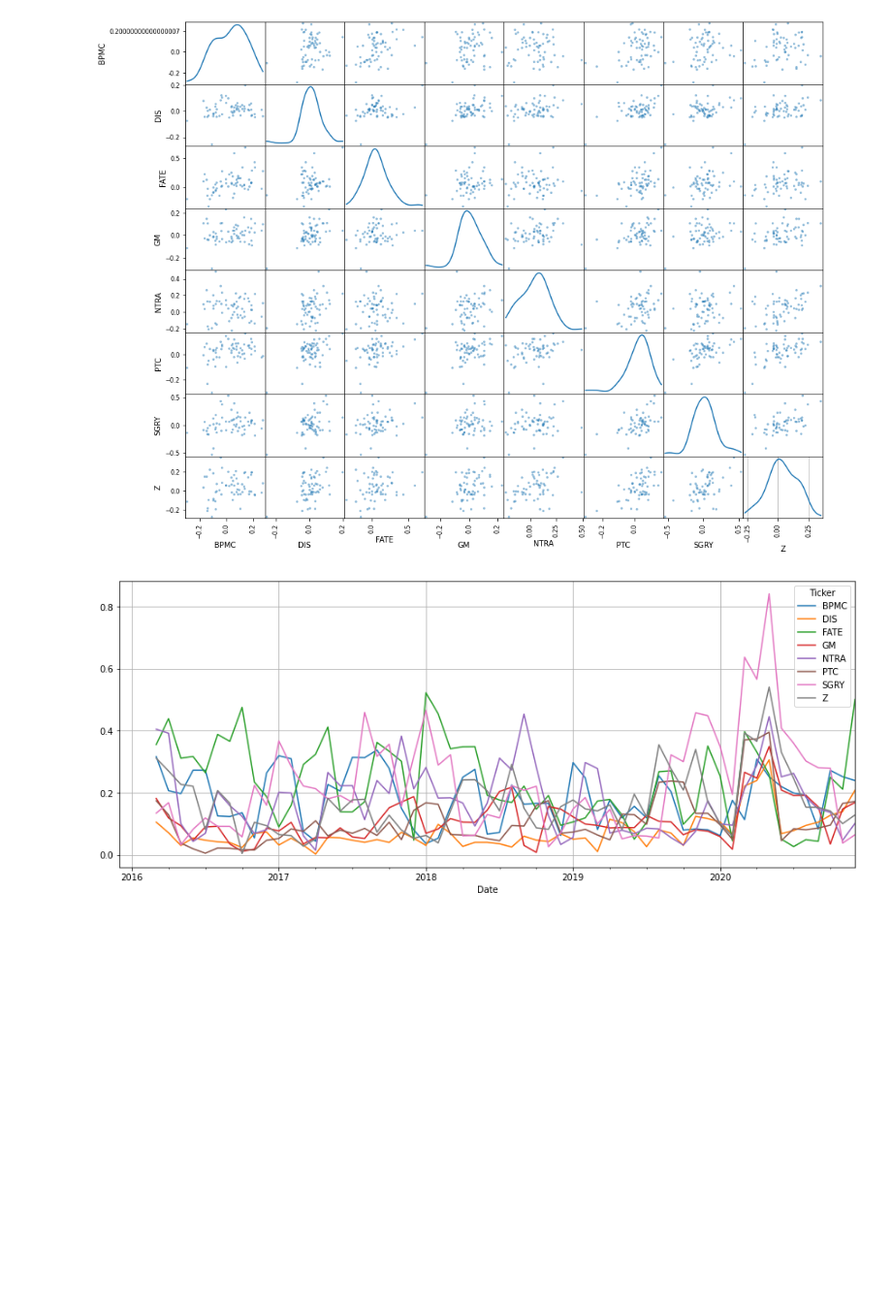
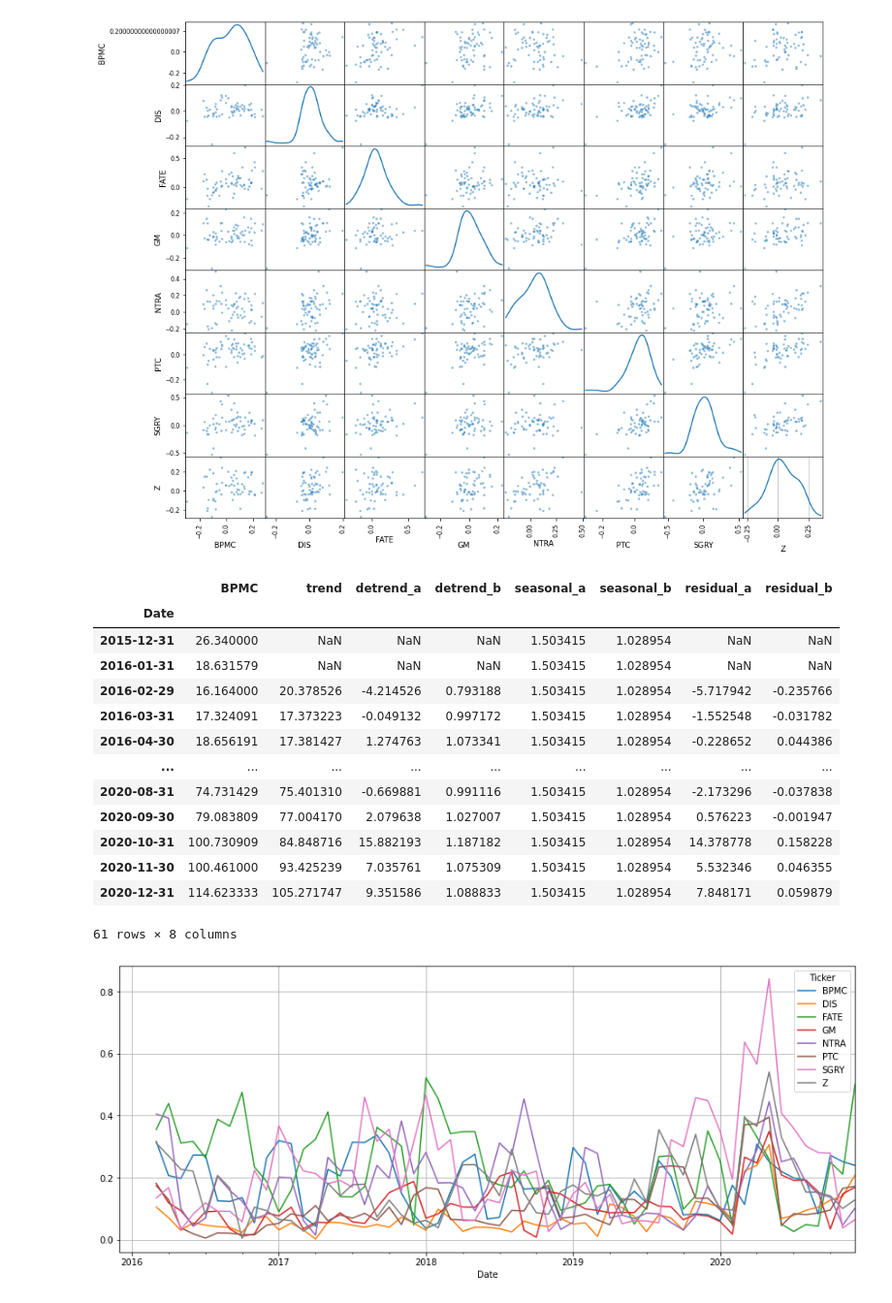
Before and after one commit to saritmaitra/Momentum_Trading, a Jupyter notebook: Monthly_Series_MomentumStrategy.ipynb, the cells around one changed output. Shown at 97% size. Saved outputs shown, nothing was run; the diff lists cells and outputs as text; code cells hidden in the pictures; blank space fills up the shorter version.

```diff
--- a/Monthly_Series_MomentumStrategy.ipynb
+++ b/Monthly_Series_MomentumStrategy.ipynb
@@ -76,6 +94,40 @@ pd.plotting.scatter_matrix(mtly_return, diagonal='kde', figsize=(15,12))
 plt.grid(True);plt.show()
 # %% [output]
 [figure]
+# %%
+bpmc = pd.DataFrame(mtly_close_px['BPMC'])
+
+# The first component to extract is the trend.
+bpmc['trend'] = bpmc.rolling(window=3, min_periods=3).mean()
+
+# Seasonality will be cyclical patterns that occur in our time series once the data has had trend removed.
+bpmc['detrend_a'] = bpmc['BPMC'] - bpmc['trend']
+bpmc['detrend_b'] = bpmc['BPMC'] / bpmc['trend']
+
+# To work out the seasonality we need to work out what the typical de-trended values are over a cycle.
+# Here I will calculate the mean value for the observations in Q1, Q2, Q3, and Q4.
+bpmc['seasonal_a'] = bpmc['detrend_a'].mean()
+bpmc['seasonal_b'] = bpmc['detrend_b'].mean()
+
+# Now that we have our two components, we can calculate the residual in both situations and see which has the better fit.
+bpmc['residual_a'] = bpmc['detrend_a'] - bpmc['seasonal_a']
+bpmc['residual_b'] = bpmc['detrend_b'] - bpmc['seasonal_b']
+bpmc
+# %% [output]
+|  | BPMC | trend | detrend_a | detrend_b | seasonal_a | seasonal_b | residual_a | residual_b |
+| Date |  |  |  |  |  |  |  |  |
+| 2015-12-31 | 26.340000 | NaN | NaN | NaN | 1.503415 | 1.028954 | NaN | NaN |
+| 2016-01-31 | 18.631579 | NaN | NaN | NaN | 1.503415 | 1.028954 | NaN | NaN |
+| 2016-02-29 | 16.164000 | 20.378526 | -4.214526 | 0.793188 | 1.503415 | 1.028954 | -5.717942 | -0.235766 |
+| 2016-03-31 | 17.324091 | 17.373223 | -0.049132 | 0.997172 | 1.503415 | 1.028954 | -1.552548 | -0.031782 |
+| 2016-04-30 | 18.656191 | 17.381427 | 1.274763 | 1.073341 | 1.503415 | 1.028954 | -0.228652 | 0.044386 |
+| ... | ... | ... | ... | ... | ... | ... | ... | ... |
+| 2020-08-31 | 74.731429 | 75.401310 | -0.669881 | 0.991116 | 1.503415 | 1.028954 | -2.173296 | -0.037838 |
+| 2020-09-30 | 79.083809 | 77.004170 | 2.079638 | 1.027007 | 1.503415 | 1.028954 | 0.576223 | -0.001947 |
+| 2020-10-31 | 100.730909 | 84.848716 | 15.882193 | 1.187182 | 1.503415 | 1.028954 | 14.378778 | 0.158228 |
+| 2020-11-30 | 100.461000 | 93.425239 | 7.035761 | 1.075309 | 1.503415 | 1.028954 | 5.532346 | 0.046355 |
+| 2020-12-31 | 114.623333 | 105.271747 | 9.351586 | 1.088833 | 1.503415 | 1.028954 | 7.848171 | 0.059879 |
+61 rows × 8 columns
 # %%
 import numpy as np
 
```
Also changed, not shown: parts of 1 cell of this notebook.
